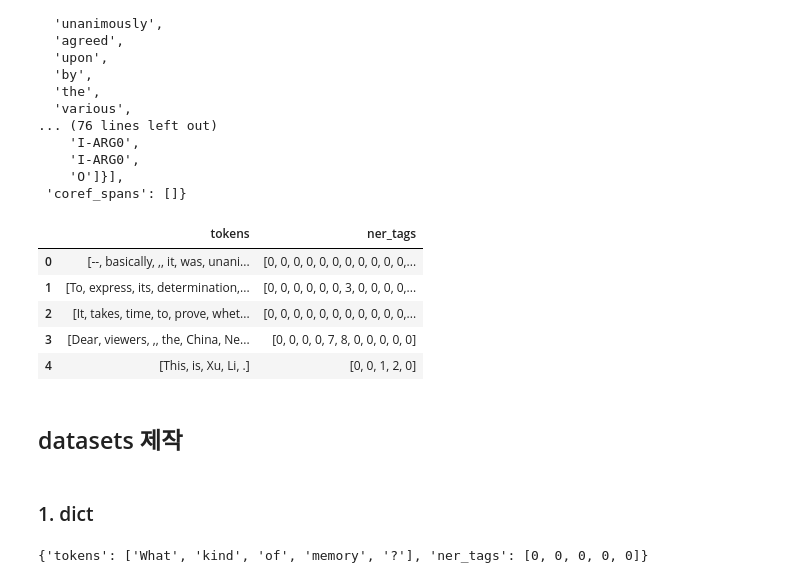
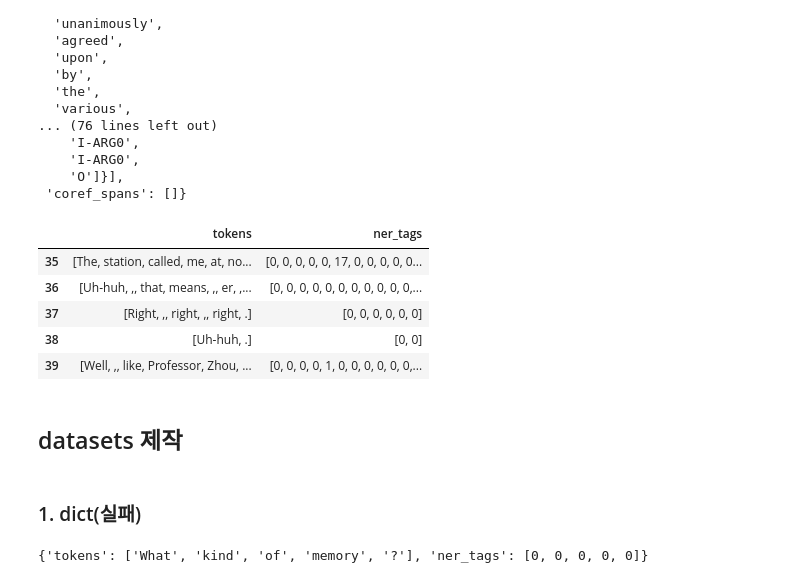
Before and after one commit to hr1588/NLP, a Jupyter notebook: ner_dataset.ipynb, the cells around one changed output. Drawn from its saved outputs; the diff is of its cells as text; code cells hidden in the pictures.

```diff
--- a/ner_dataset.ipynb
+++ b/ner_dataset.ipynb
@@ -175,18 +204,19 @@ for i in range(len(mini_test)):
 # %%
 test = pd.DataFrame([words_list_t, ner_list_t]).T
 test.columns = ['tokens','ner_tags']
-test.head()
+test = test[:40]
+test.tail()
 # %% [output]
 |  | tokens | ner_tags |
-| 0 | [--, basically, ,, it, was, unani... | [0, 0, 0, 0, 0, 0, 0, 0, 0, 0, 0,... |
-| 1 | [To, express, its, determination,... | [0, 0, 0, 0, 0, 0, 3, 0, 0, 0, 0,... |
-| 2 | [It, takes, time, to, prove, whet... | [0, 0, 0, 0, 0, 0, 0, 0, 0, 0, 0,... |
-| 3 | [Dear, viewers, ,, the, China, Ne... | [0, 0, 0, 0, 7, 8, 0, 0, 0, 0, 0] |
-| 4 | [This, is, Xu, Li, .] | [0, 0, 1, 2, 0] |
+| 35 | [The, station, called, me, at, no... | [0, 0, 0, 0, 0, 17, 0, 0, 0, 0, 0... |
+| 36 | [Uh-huh, ,, that, means, ,, er, ,... | [0, 0, 0, 0, 0, 0, 0, 0, 0, 0, 0,... |
+| 37 | [Right, ,, right, ,, right, .] | [0, 0, 0, 0, 0, 0] |
+| 38 | [Uh-huh, .] | [0, 0] |
+| 39 | [Well, ,, like, Professor, Zhou, ... | [0, 0, 0, 0, 1, 0, 0, 0, 0, 0, 0,... |
 # %% [markdown]
 ## datasets 제작
 # %% [markdown]
-### 1. dict
+### 1. dict(실패)
 # %%
 train_set = train.to_dict('records')
 # %%
```
Also changed, not shown: parts of 45 cells of this notebook.
